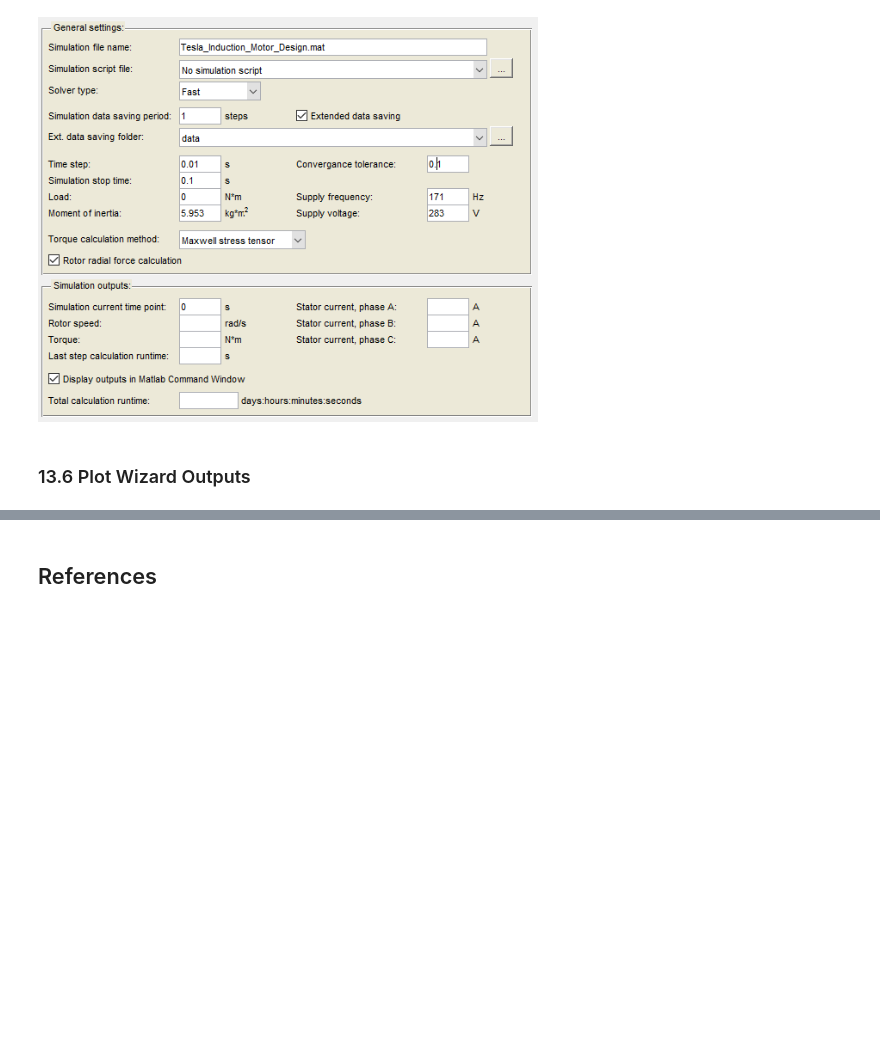
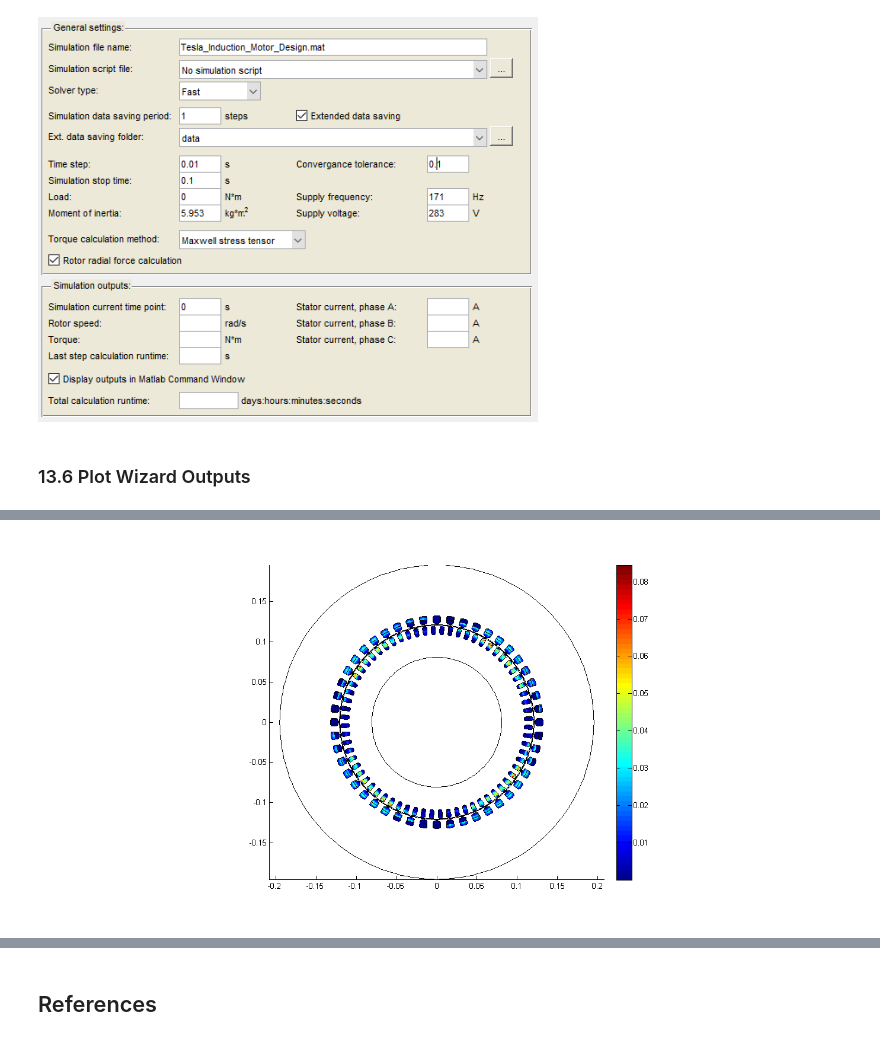
Before and after one commit to odtu/EE564, a Jupyter notebook: TESLA/Nadir/Tesla_Induction_Motor_Design.ipynb, the cells around one changed output, grey strips where cells are left out. Saved outputs shown, nothing was run; the diff lists cells and outputs as text; code cells hidden in the pictures; blank space fills up the shorter version.

```diff
--- a/TESLA/Nadir/Tesla_Induction_Motor_Design.ipynb
+++ b/TESLA/Nadir/Tesla_Induction_Motor_Design.ipynb
@@ -1002,0 +1011,4 @@ Image(filename='General Settings.png', width=500)
+# %%
+Image(filename='Joule Loss Distribution.png')
+# %% [output]
+[figure, added]
```
Also changed, not shown: parts of 12 cells of this notebook.
